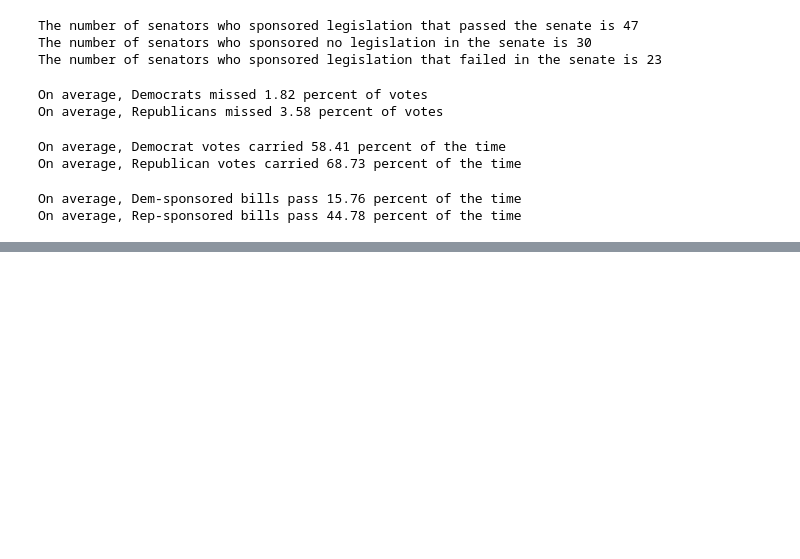
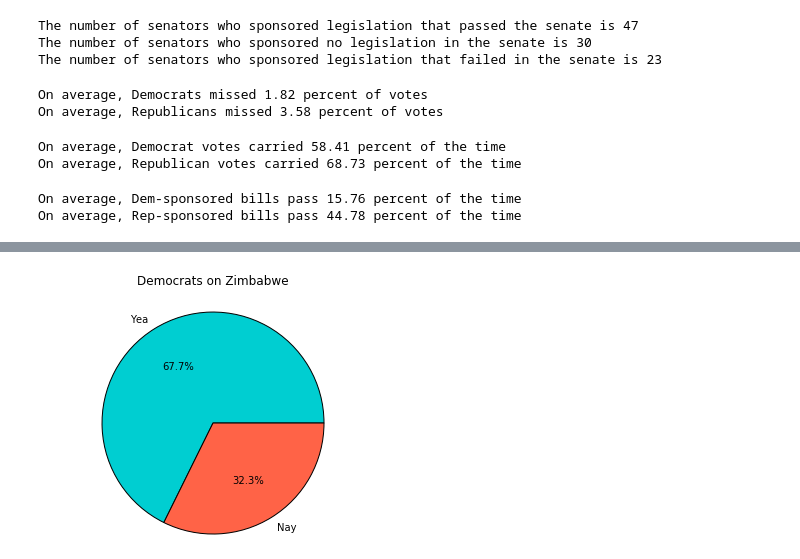
Before and after one commit to idgetto/DataScience16CTW, a Jupyter notebook: exploration/ZG_exploration.ipynb, the cells around one changed output, grey strips where cells are left out. Cells and saved outputs as stored; diff of their text form; code cells hidden in the pictures; blank space fills up the shorter version.

```diff
--- a/exploration/ZG_exploration.ipynb
+++ b/exploration/ZG_exploration.ipynb
@@ -384,0 +401,18 @@ percent_missed_votes
+# %%
+def party_votes_on_subject(sen_list, subject, party):
+    tot = 0
+    for senator in sen_list:
+        tot += votes_on_subject(senator, subject)
+    avg_voted_yea = tot / len(sen_list)
+    labels = 'Yea', 'Nay'
+    colors = ['darkturquoise', 'tomato']
+    plt.pie([avg_voted_yea*100, 100 - avg_voted_yea*100],
+            labels=labels, colors=colors, autopct='%1.1f%%')
+    plt.axis('equal')
+    plt.title(party + " on " + subject, y=1.1)
+    plt.show()
+    return
+
+party_votes_on_subject(dems, 'Zimbabwe', 'Democrats')
+# %% [output]
+[figure, added]
```
Also changed, not shown: parts of 10 cells of this notebook, 1 other file.
